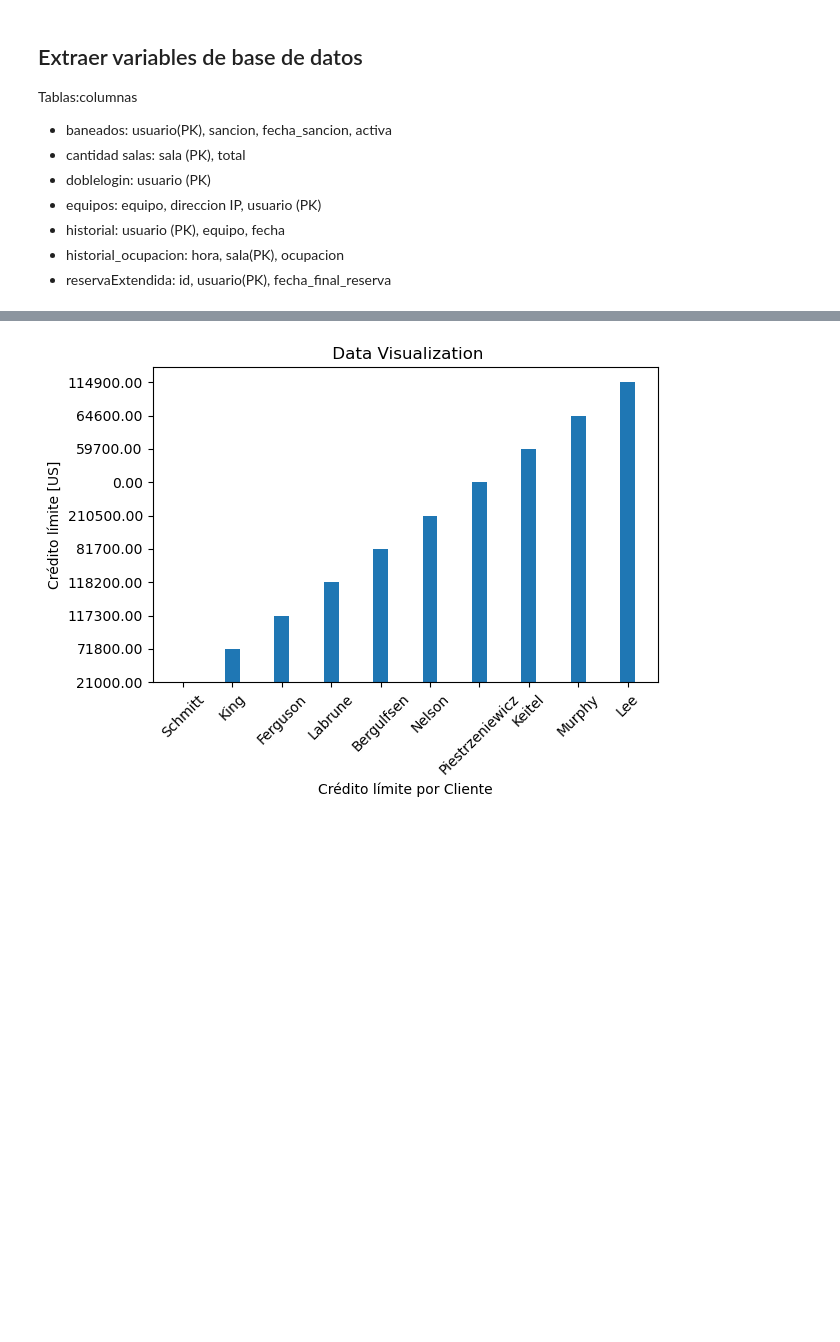
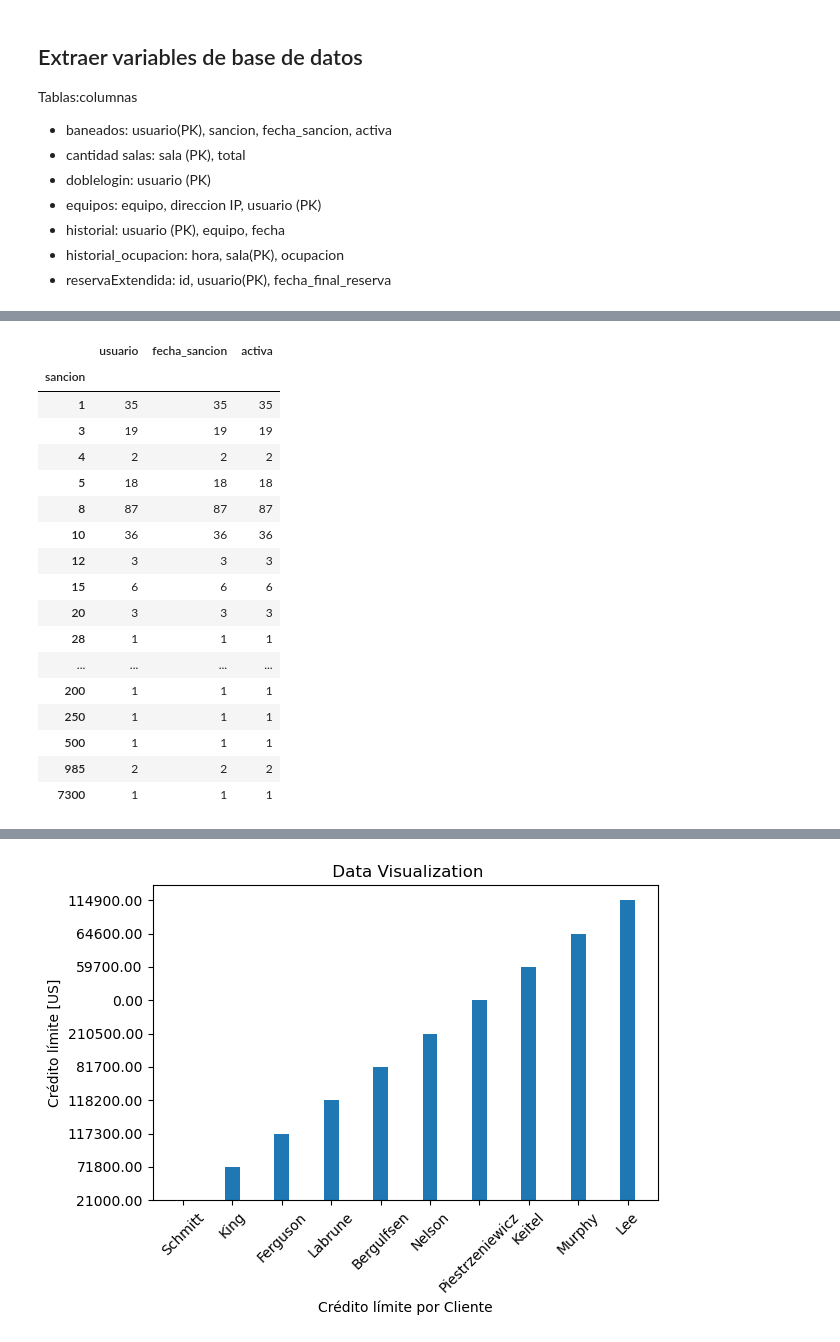
Before and after one commit to dfosorio111/tech_skills, a Jupyter notebook: visualization/mysql_maria_visualization_admonsis1.ipynb, the cells around one changed output, grey strips where cells are left out. Cells and saved outputs as stored; diff of their text form; code cells hidden in the pictures; blank space fills up the shorter version.

```diff
--- a/visualization/mysql_maria_visualization_admonsis1.ipynb
+++ b/visualization/mysql_maria_visualization_admonsis1.ipynb
@@ -104,0 +230,22 @@ num_orden, cantidad_tot
+# %%
+group1 = baneados.groupby('sancion')
+group1.count()
+# %% [output]
+|  | usuario | fecha_sancion | activa |
+| sancion |  |  |  |
+| 1 | 35 | 35 | 35 |
+| 3 | 19 | 19 | 19 |
+| 4 | 2 | 2 | 2 |
+| 5 | 18 | 18 | 18 |
+| 8 | 87 | 87 | 87 |
+| 10 | 36 | 36 | 36 |
+| 12 | 3 | 3 | 3 |
+| 15 | 6 | 6 | 6 |
+| 20 | 3 | 3 | 3 |
+| 28 | 1 | 1 | 1 |
+| ... | ... | ... | ... |
+| 200 | 1 | 1 | 1 |
+| 250 | 1 | 1 | 1 |
+| 500 | 1 | 1 | 1 |
+| 985 | 2 | 2 | 2 |
+| 7300 | 1 | 1 | 1 |
```
Also changed, not shown: parts of 26 cells of this notebook, 3 other files.
